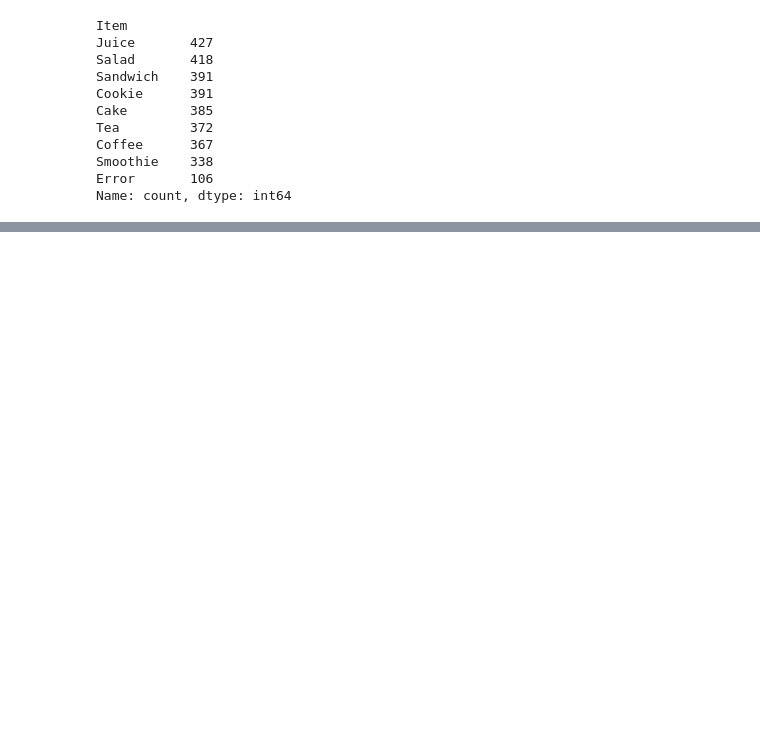
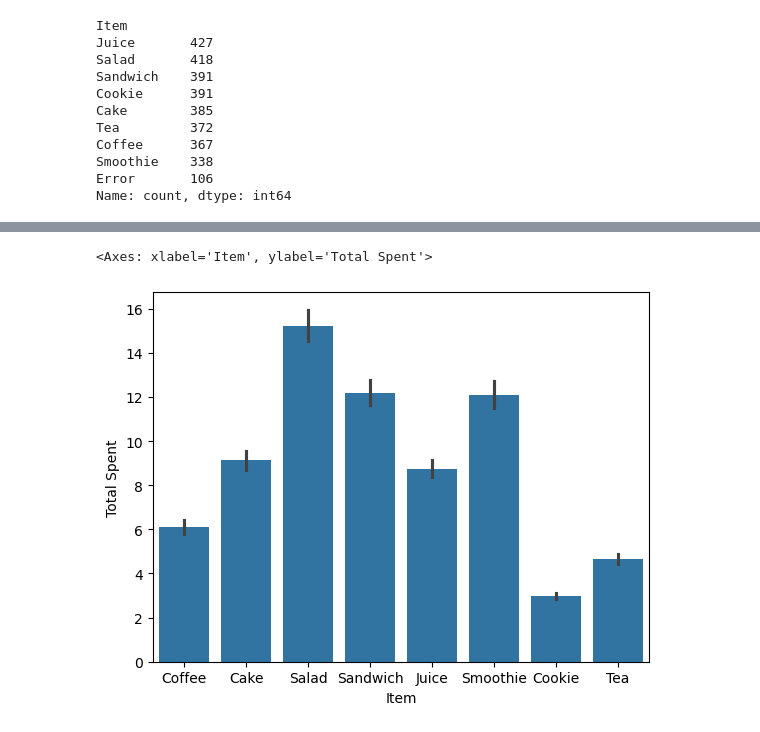
Before and after one commit to tcsimm/DataSciencePractice, a Jupyter notebook: jun16.ipynb, the cells around one changed output, grey strips where cells are left out. Saved outputs shown, nothing was run; the diff lists cells and outputs as text; code cells hidden in the pictures; blank space fills up the shorter version.

```diff
--- a/jun16.ipynb
+++ b/jun16.ipynb
@@ -215,0 +255,5 @@ df = df.dropna(subset=['Item', 'Price Per Unit', 'Transaction Date', 'Quantity']
+# %%
+sns.barplot(data=df, x='Item', y='Total Spent')
+# %% [output]
+<Axes: xlabel='Item', ylabel='Total Spent'>
+[figure, added]
```
Also changed, not shown: parts of 4 cells of this notebook.
